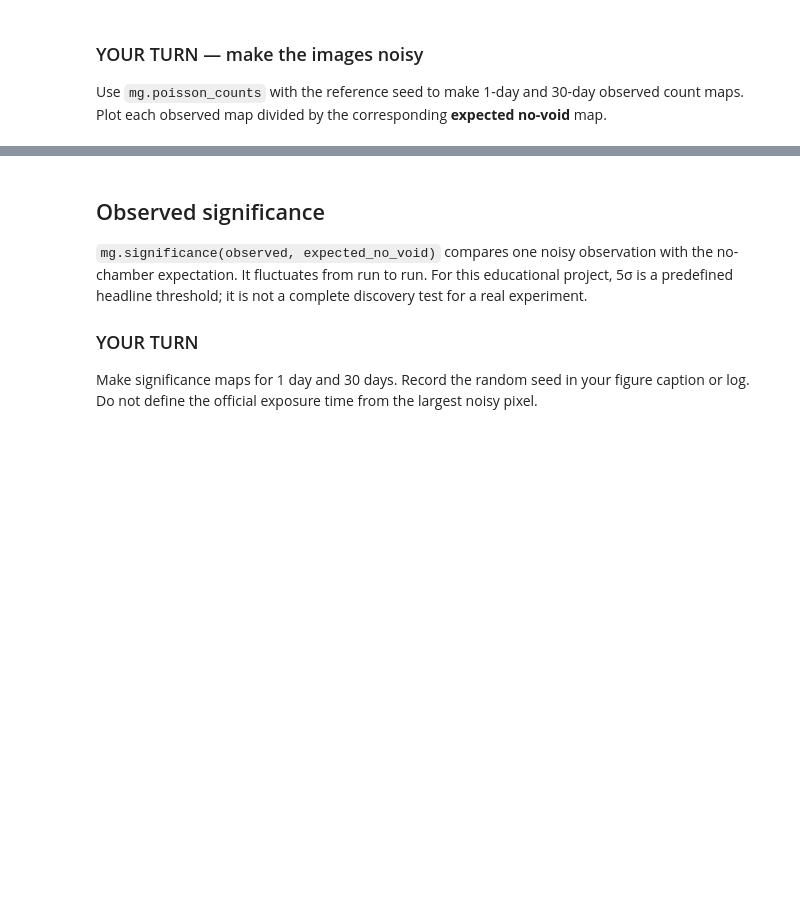
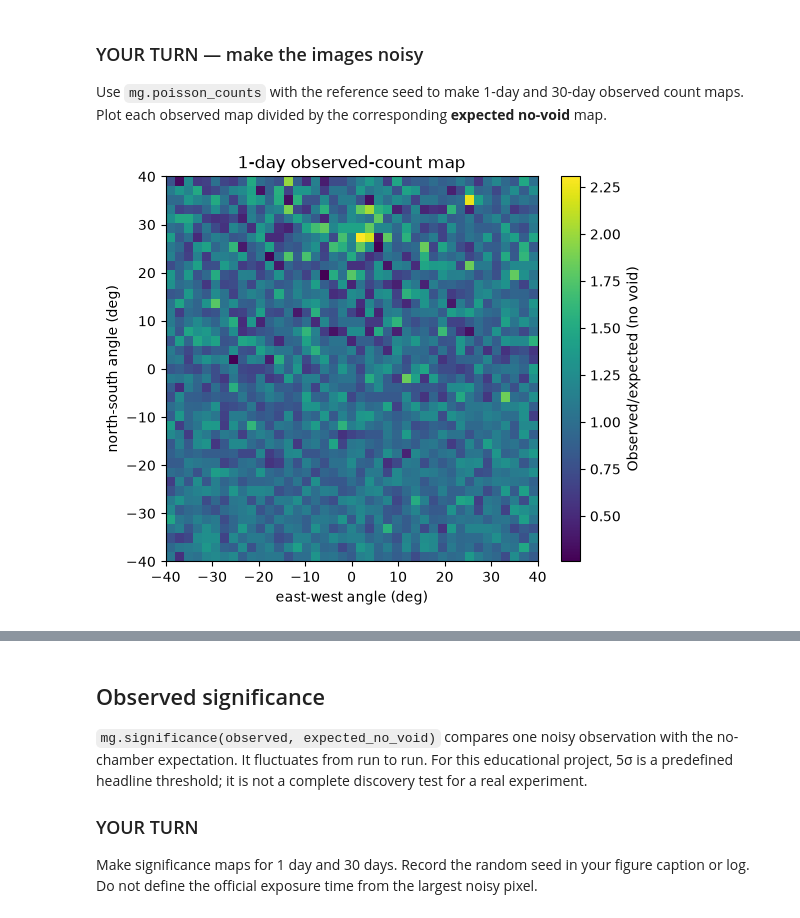
Before and after one commit to Evan-Lim/muography-project, a Jupyter notebook: samantha-student-package/notebooks/04_noise_and_exposure.ipynb, the cells around one changed output, grey strips where cells are left out. Cells and saved outputs as stored; diff of their text form; code cells hidden in the pictures; blank space fills up the shorter version.

Commit message:
[Week 06] Significance map & Expected map

```diff
--- a/samantha-student-package/notebooks/04_noise_and_exposure.ipynb
+++ b/samantha-student-package/notebooks/04_noise_and_exposure.ipynb
@@ -44,6 +51,35 @@ expected_30d_0, _, _ = sa.expected_counts(target0, detector, 30.0)
 
 Use `mg.poisson_counts` with the reference seed to make 1-day and 30-day observed count maps. Plot each observed map divided by the corresponding **expected no-void** map.
 # %%
+F = 80.0
+exp_v_1d, ax_deg, ay_deg = sa.expected_counts(target, detector, 1.0, field_deg=F)
+exp_nv_1d, _, _ = sa.expected_counts(target0, detector, 1.0, field_deg=F)
+
+exp_v_30d = exp_v_1d * 30.0
+exp_nv_30d = exp_nv_1d * 30.0
+
 rng = np.random.default_rng(cfg.REFERENCE_SEED)
-observed_1d = mg.poisson_counts(expected_1d, rng)
-observed_30d = mg.poisson_counts(expected_30d, rng)
+observed_1d = mg.poisson_counts(exp_v_1d, rng)
+observed_30d = mg.poisson_counts(exp_v_30d, rng)
+
+
+counts_void_1day, ax_deg_1day, ay_deg_1day = sa.expected_counts(target0, detector, days=1, field_deg=80)
+
+plt.figure (figsize=(6,5))
+plt.imshow(
+    observed_1d/exp_nv_1d,
+    extent = [ax_deg_1day.min(), ax_deg_1day.max(), ay_deg_1day.min(), ay_deg_1day.max()],
+    origin = 'lower',
+    aspect = 'auto',
+    cmap = 'viridis'
+)
+
+plt.xlim(-40,40)
+plt.ylim (-40, 40)
+plt.colorbar(label = 'Observed/expected (no void)')
+plt.xlabel('east-west angle (deg)')
+plt.ylabel ('north-south angle (deg)')
+plt.title ('1-day observed-count map')
+plt.show()
+# %% [output]
+[figure, added]
```
Also changed, not shown: parts of 10 cells of this notebook.
